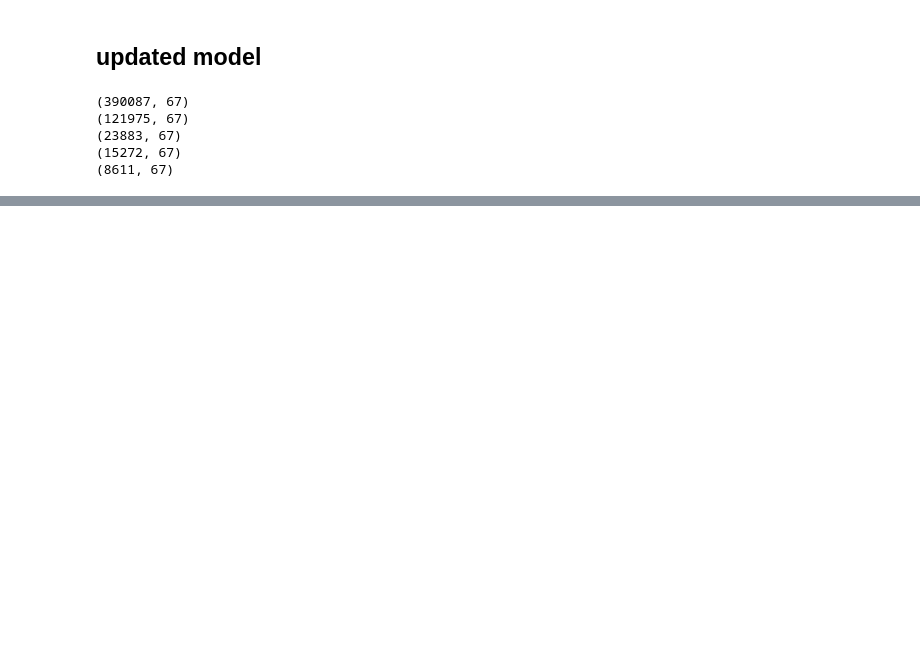
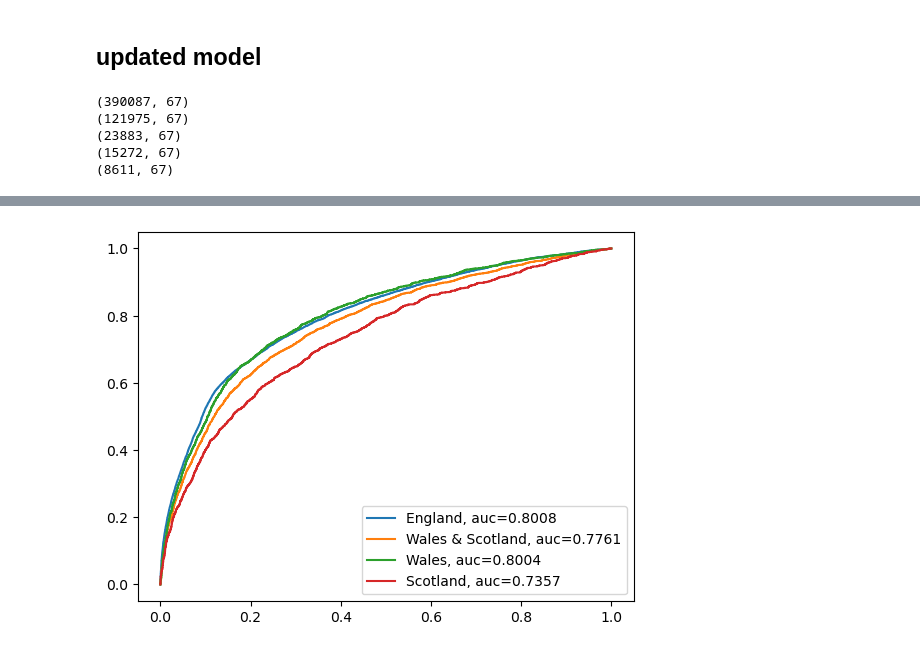
Before and after one commit to abudiarto/Asthma-python, a Jupyter notebook: ModelDev-CombineSplit_FCN.ipynb, the cells around one changed output, grey strips where cells are left out. Drawn from its saved outputs; the diff is of its cells as text; code cells hidden in the pictures; blank space fills up the shorter version.

```diff
--- a/ModelDev-CombineSplit_FCN.ipynb
+++ b/ModelDev-CombineSplit_FCN.ipynb
@@ -1384,0 +1271,12 @@ trainingData['BTS_step_2.0'].unique()
+# %%
+model = MyHyperModel_optimizerParameters()
+tuner = keras_tuner.Hyperband(
+        hypermodel= model,
+        objective=keras_tuner.Objective("val_auc", direction="max"),
+        max_epochs=25,
+        hyperband_iterations=1,
+        overwrite=False,
+        directory='../SeqModel/tuner/',
+        project_name="optimizerParameters",
+    )
+best_models = tuner.get_best_models(num_models=1)[0]
@@ -1384,0 +1454,13 @@ trainingData['BTS_step_2.0'].unique()
+# %%
+sets = ['England', 'Wales & Scotland', 'Wales', 'Scotland']
+Xs = [X_internaleval, X_eval, X_eval_Wales, X_eval_Scotland]
+Ys = [y_internaleval, y_eval, y_eval_Wales, y_eval_Scotland]
+for title, X, y in zip(sets, Xs, Ys):
+    preds = best_models.predict(X)
+    # preds = [x[1] for x in preds]
+    fpr, tpr, thresholds = roc_curve(y, preds, pos_label=1)
+    auc = np.round(roc_auc_score(y, preds), 4)
+    plt.plot(fpr,tpr,label=title+", auc="+str(auc))
+plt.legend(loc=4)
+plt.show()
+# %% [output]
@@ -1384,0 +1471 @@ trainingData['BTS_step_2.0'].unique()
+[figure, added]
```
Also changed, not shown: parts of 35 cells of this notebook, 19 other files.
